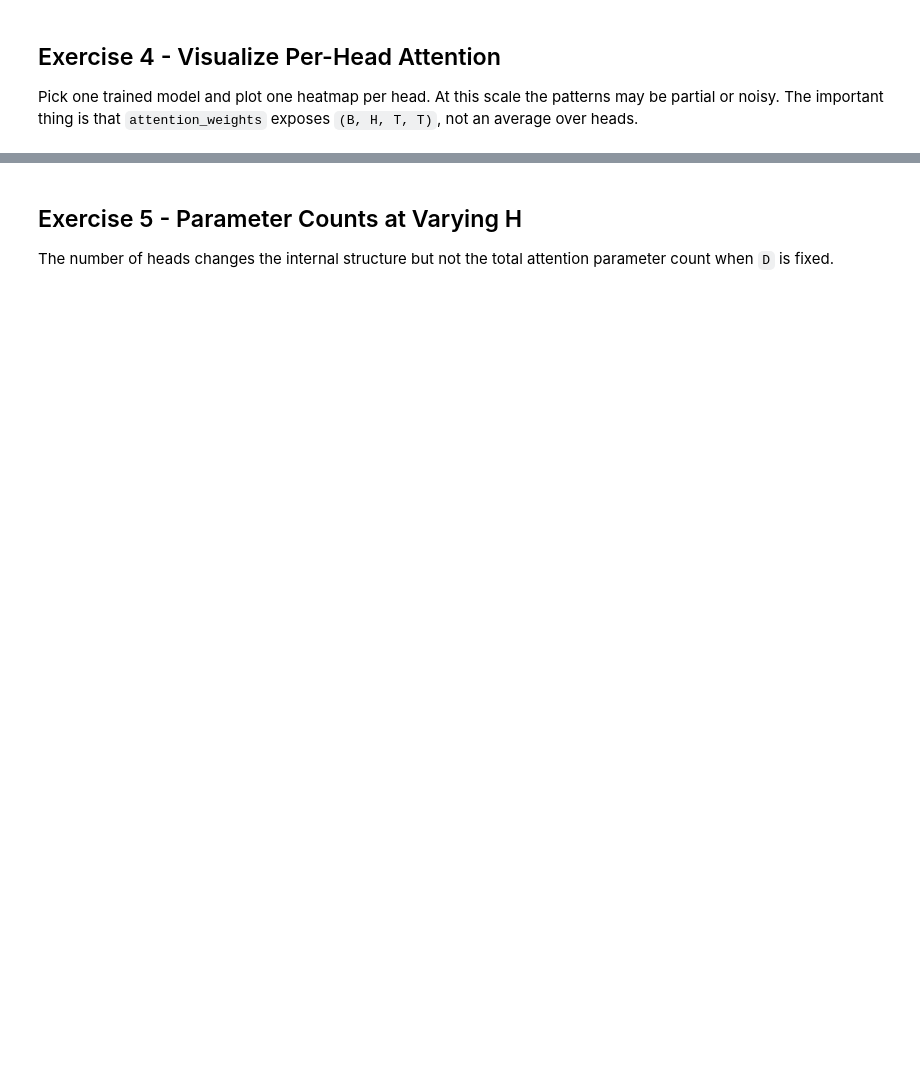
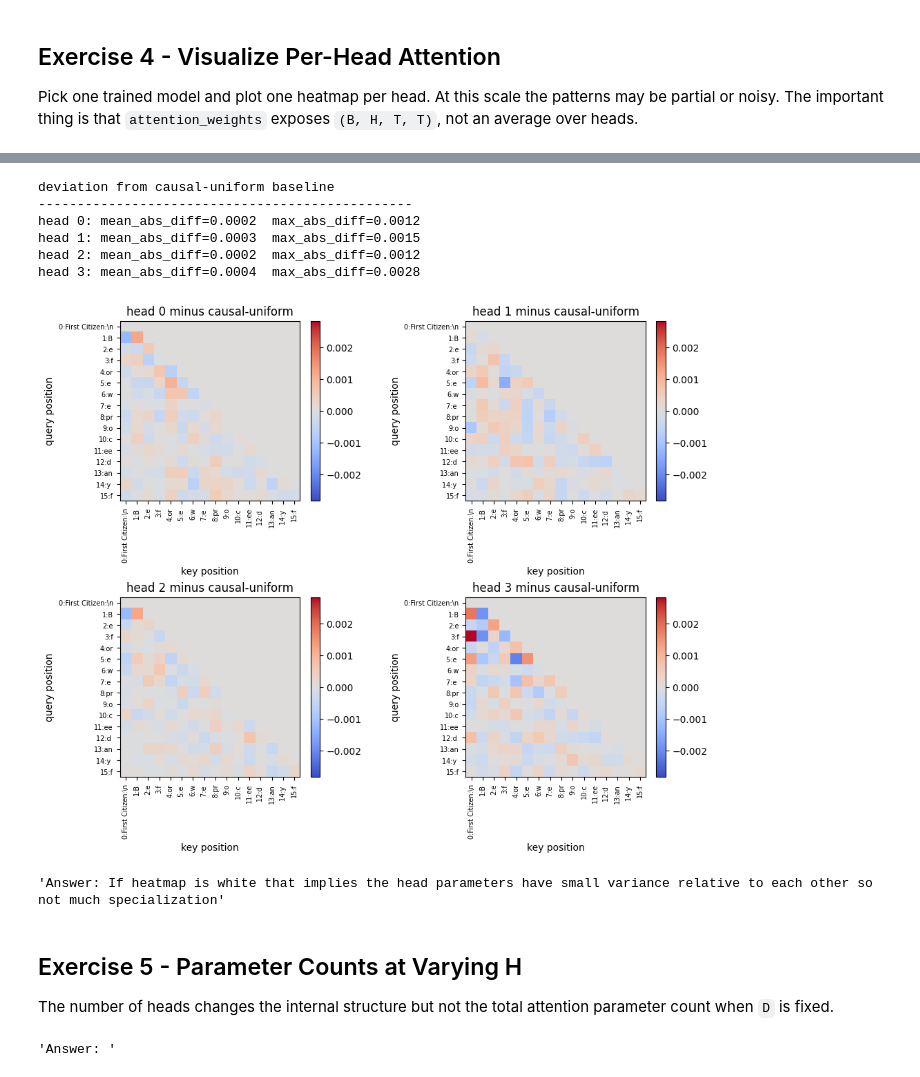
Before and after one commit to Mister-Meeseeks/g2c, a Jupyter notebook: notebooks/solutions/08-multi-head-attention.ipynb, the cells around one changed output, grey strips where cells are left out. Saved outputs shown, nothing was run; the diff lists cells and outputs as text; code cells hidden in the pictures; blank space fills up the shorter version.

```diff
--- a/notebooks/solutions/08-multi-head-attention.ipynb
+++ b/notebooks/solutions/08-multi-head-attention.ipynb
@@ -285,10 +329,76 @@ plt.show()
+# %%
+def causal_uniform_baseline(seq_len: int, *, device=None, dtype=None) -> torch.Tensor:
+    allowed = torch.tril(torch.ones(seq_len, seq_len, device=device, dtype=dtype))
+    return allowed / allowed.sum(dim=-1, keepdim=True)
+
+
+baseline = causal_uniform_baseline(
+    weights.shape[-1],
+    device=weights.device,
+    dtype=weights.dtype,
+)
+centered_weights = weights - baseline
+allowed_positions = torch.tril(
+    torch.ones_like(baseline, dtype=torch.bool)
+)
+allowed_positions[0, 0] = False
+
+print("deviation from causal-uniform baseline")
+print("-" * 48)
+for h in range(viz_model.num_heads):
+    diffs = centered_weights[h][allowed_positions].abs()
+    print(
+        f"head {h}: mean_abs_diff={diffs.mean().item():.4f}  "
+        f"max_abs_diff={diffs.max().item():.4f}"
+    )
+
+max_abs = max(float(centered_weights.abs().max().item()), 1e-6)
+fig, axes = plt.subplots(rows, cols, figsize=(10, 4 * rows), constrained_layout=True)
+axes = axes.reshape(-1)
+for h in range(viz_model.num_heads):
+    ax = axes[h]
+    image = ax.imshow(
+        centered_weights[h],
+        vmin=-max_abs,
+        vmax=max_abs,
+        cmap="coolwarm",
+    )
+    ax.set_title(f"head {h} minus causal-uniform")
+    ax.set_xlabel("key position")
+    ax.set_ylabel("query position")
+    ax.set_xticks(range(len(labels)))
+    ax.set_yticks(range(len(labels)))
+    ax.set_xticklabels(labels, rotation=90, fontsize=7)
+    ax.set_yticklabels(labels, fontsize=7)
+    fig.colorbar(image, ax=ax, fraction=0.046, pad=0.04)
+for ax in axes[viz_model.num_heads:]:
+    ax.axis("off")
+plt.show()
+# %% [output]
+deviation from causal-uniform baseline
+------------------------------------------------
+head 0: mean_abs_diff=0.0002  max_abs_diff=0.0012
+head 1: mean_abs_diff=0.0003  max_abs_diff=0.0015
+head 2: mean_abs_diff=0.0002  max_abs_diff=0.0012
+head 3: mean_abs_diff=0.0004  max_abs_diff=0.0028
+[figure, added]
+# %%
+"Question: Which head deviates most from the causal-uniform baseline?"
+"Answer: Head 3 because it has the largest magnitudes (in both directions)"
+
+"Question: If all adjusted heatmaps are nearly white, what does that say about this tiny model's head specialization?"
+"Answer: If heatmap is white that implies the head parameters have small variance relative to each other so not much specialization"
+# %% [output]
+'Answer: If heatmap is white that implies the head parameters have small variance relative to each other so not much specialization'
 # %% [markdown]
 ## Exercise 5 - Parameter Counts at Varying H
 
 The number of heads changes the internal structure but not the total attention parameter count when `D` is fixed.
 # %%
 "Question: If the parameter count is identical, why can different H values behave differently?"
-"Answer: "
+"Answer: Because with a larger H it leans towards recovering more separate structures but with lower expressiveness per structure"
+# %% [output]
+'Answer: '
 # %%
 print("D    H    head_dim    expected    actual")
 print("-" * 48)
```
Also changed, not shown: parts of 12 cells of this notebook.
